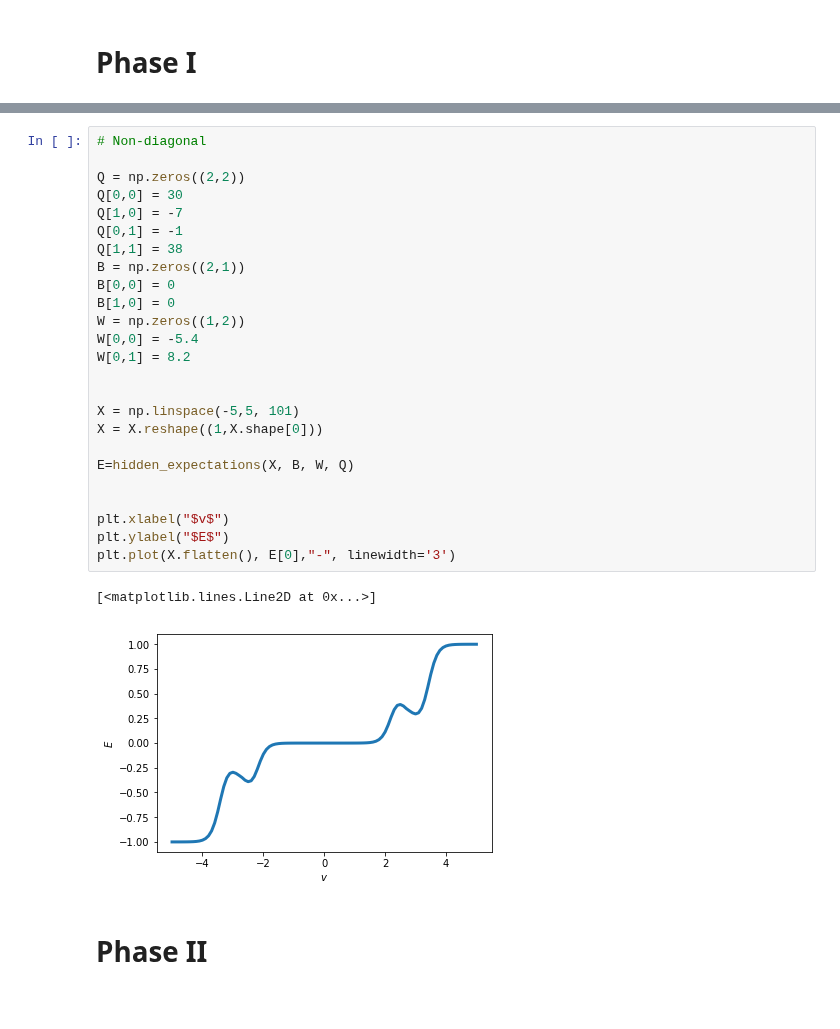
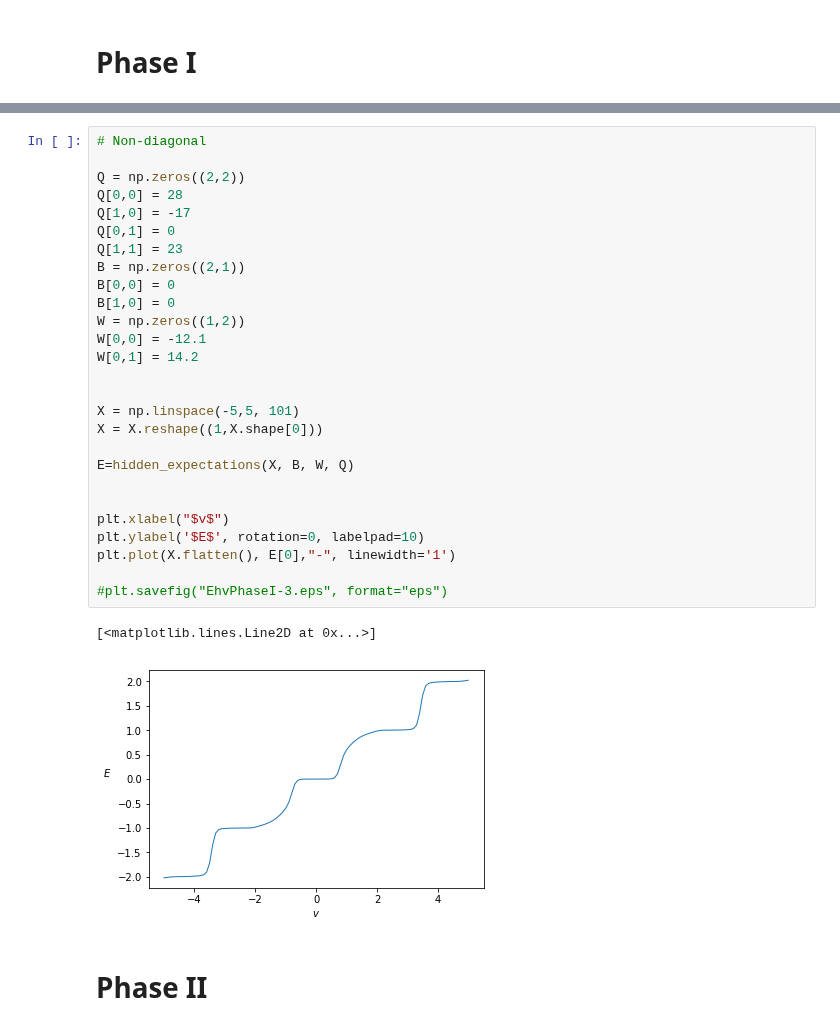
Before and after one commit to RiemannAI/theta, a Jupyter notebook: examples/Ehv_plots.ipynb, the cells around one changed output, grey strips where cells are left out. Cells and saved outputs as stored; diff of their text form.

```diff
--- a/examples/Ehv_plots.ipynb
+++ b/examples/Ehv_plots.ipynb
@@ -148,30 +88,32 @@ plt.plot(X.flatten(), E[0],"-", linewidth='3')
 # %%
 # Non-diagonal
 
 Q = np.zeros((2,2))
-Q[0,0] = 30
-Q[1,0] = -7
-Q[0,1] = -1
-Q[1,1] = 38
+Q[0,0] = 28
+Q[1,0] = -17
+Q[0,1] = 0
+Q[1,1] = 23
 B = np.zeros((2,1))
 B[0,0] = 0
 B[1,0] = 0
 W = np.zeros((1,2))
-W[0,0] = -5.4
-W[0,1] = 8.2
+W[0,0] = -12.1
+W[0,1] = 14.2
 
 
 X = np.linspace(-5,5, 101)
 X = X.reshape((1,X.shape[0]))
 
 E=hidden_expectations(X, B, W, Q)
 
 
 plt.xlabel("$v$")
-plt.ylabel("$E$")
-plt.plot(X.flatten(), E[0],"-", linewidth='3')
+plt.ylabel('$E$', rotation=0, labelpad=10)
+plt.plot(X.flatten(), E[0],"-", linewidth='1')
+
+#plt.savefig("EhvPhaseI-3.eps", format="eps")
 # %% [output]
 [<matplotlib.lines.Line2D at 0x...>]
-[figure, old version]
+[figure, new version]
 # %% [markdown]
 # Phase II
```
Also changed, not shown: parts of 17 cells of this notebook.
